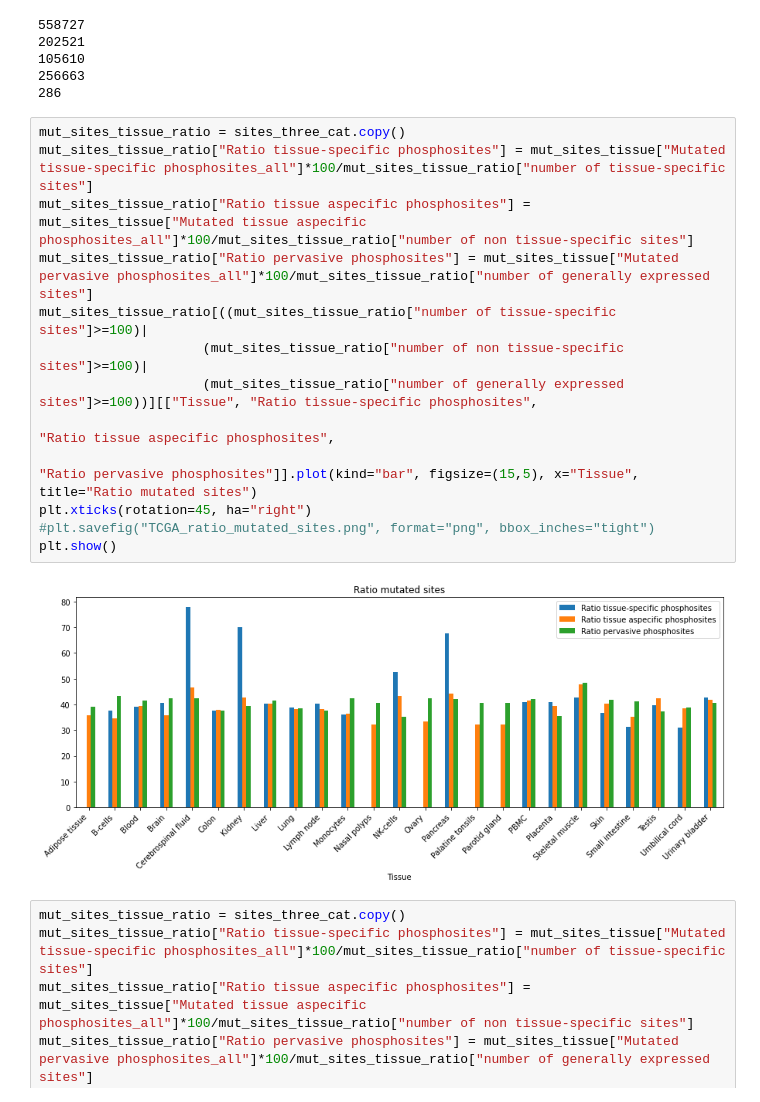
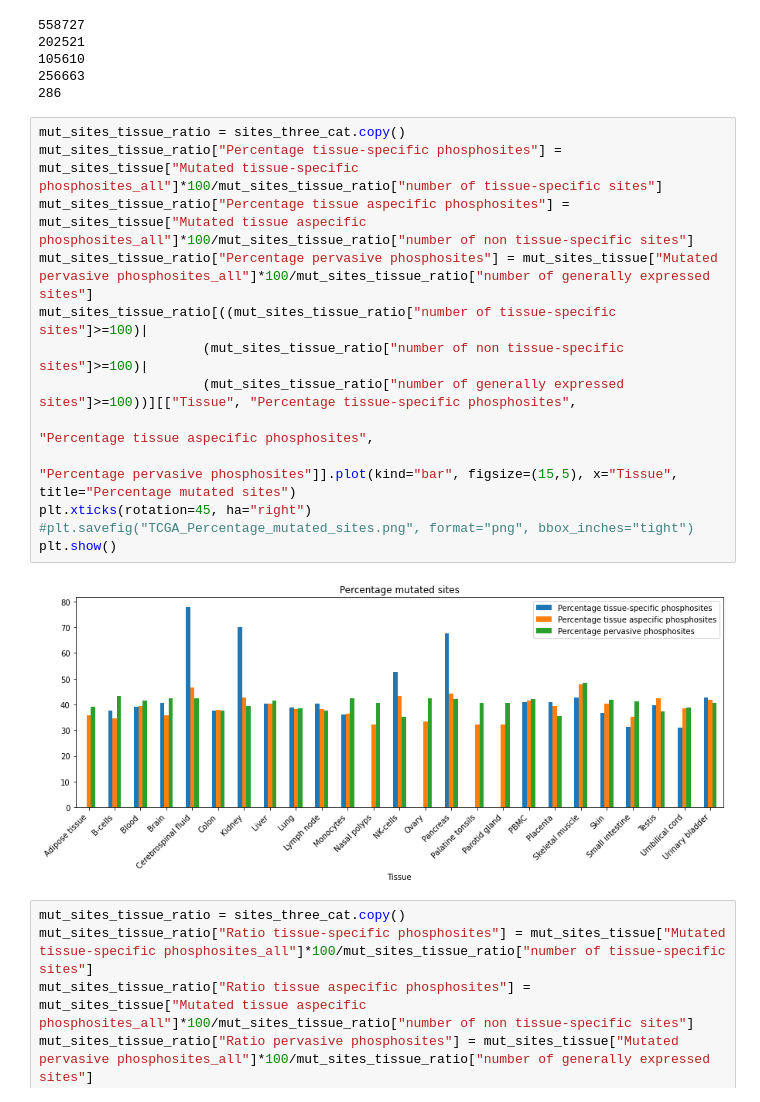
Before and after one commit to Hanne-Devos/Master_thesis, a Jupyter notebook: WP2/WP2 mutational analysis_TCGA.ipynb, the cells around one changed output. Cells and saved outputs as stored; diff of their text form.

```diff
--- a/WP2/WP2 mutational analysis_TCGA.ipynb
+++ b/WP2/WP2 mutational analysis_TCGA.ipynb
@@ -930,19 +930,19 @@ print(TCGA[TCGA["Polyphen_imp"]=="unknown"].groupby(["ACC_ID", "UP_POS"], as_ind
 286
 # %%
 mut_sites_tissue_ratio = sites_three_cat.copy()
-mut_sites_tissue_ratio["Ratio tissue-specific phosphosites"] = mut_sites_tissue["Mutated tissue-specific phosphosites_all"]*100/mut_sites_tissue_ratio["number of tissue-specific sites"]
-mut_sites_tissue_ratio["Ratio tissue aspecific phosphosites"] = mut_sites_tissue["Mutated tissue aspecific phosphosites_all"]*100/mut_sites_tissue_ratio["number of non tissue-specific sites"]
-mut_sites_tissue_ratio["Ratio pervasive phosphosites"] = mut_sites_tissue["Mutated pervasive phosphosites_all"]*100/mut_sites_tissue_ratio["number of generally expressed sites"]
+mut_sites_tissue_ratio["Percentage tissue-specific phosphosites"] = mut_sites_tissue["Mutated tissue-specific phosphosites_all"]*100/mut_sites_tissue_ratio["number of tissue-specific sites"]
+mut_sites_tissue_ratio["Percentage tissue aspecific phosphosites"] = mut_sites_tissue["Mutated tissue aspecific phosphosites_all"]*100/mut_sites_tissue_ratio["number of non tissue-specific sites"]
+mut_sites_tissue_ratio["Percentage pervasive phosphosites"] = mut_sites_tissue["Mutated pervasive phosphosites_all"]*100/mut_sites_tissue_ratio["number of generally expressed sites"]
 mut_sites_tissue_ratio[((mut_sites_tissue_ratio["number of tissue-specific sites"]>=100)|
                      (mut_sites_tissue_ratio["number of non tissue-specific sites"]>=100)|
-                     (mut_sites_tissue_ratio["number of generally expressed sites"]>=100))][["Tissue", "Ratio tissue-specific phosphosites",
-                                                                                          "Ratio tissue aspecific phosphosites",
-                                                                                          "Ratio pervasive phosphosites"]].plot(kind="bar", figsize=(15,5), x="Tissue", title="Ratio mutated sites")
+                     (mut_sites_tissue_ratio["number of generally expressed sites"]>=100))][["Tissue", "Percentage tissue-specific phosphosites",
+                                                                                          "Percentage tissue aspecific phosphosites",
+                                                                                          "Percentage pervasive phosphosites"]].plot(kind="bar", figsize=(15,5), x="Tissue", title="Percentage mutated sites")
 plt.xticks(rotation=45, ha="right")
-#plt.savefig("TCGA_ratio_mutated_sites.png", format="png", bbox_inches="tight")
+#plt.savefig("TCGA_Percentage_mutated_sites.png", format="png", bbox_inches="tight")
 plt.show()
 # %% [output]
-[figure, old version]
+[figure, new version]
 # %%
 mut_sites_tissue_ratio = sites_three_cat.copy()
 mut_sites_tissue_ratio["Ratio tissue-specific phosphosites"] = mut_sites_tissue["Mutated tissue-specific phosphosites_all"]*100/mut_sites_tissue_ratio["number of tissue-specific sites"]
```
Also changed, not shown: parts of 80 cells of this notebook.
